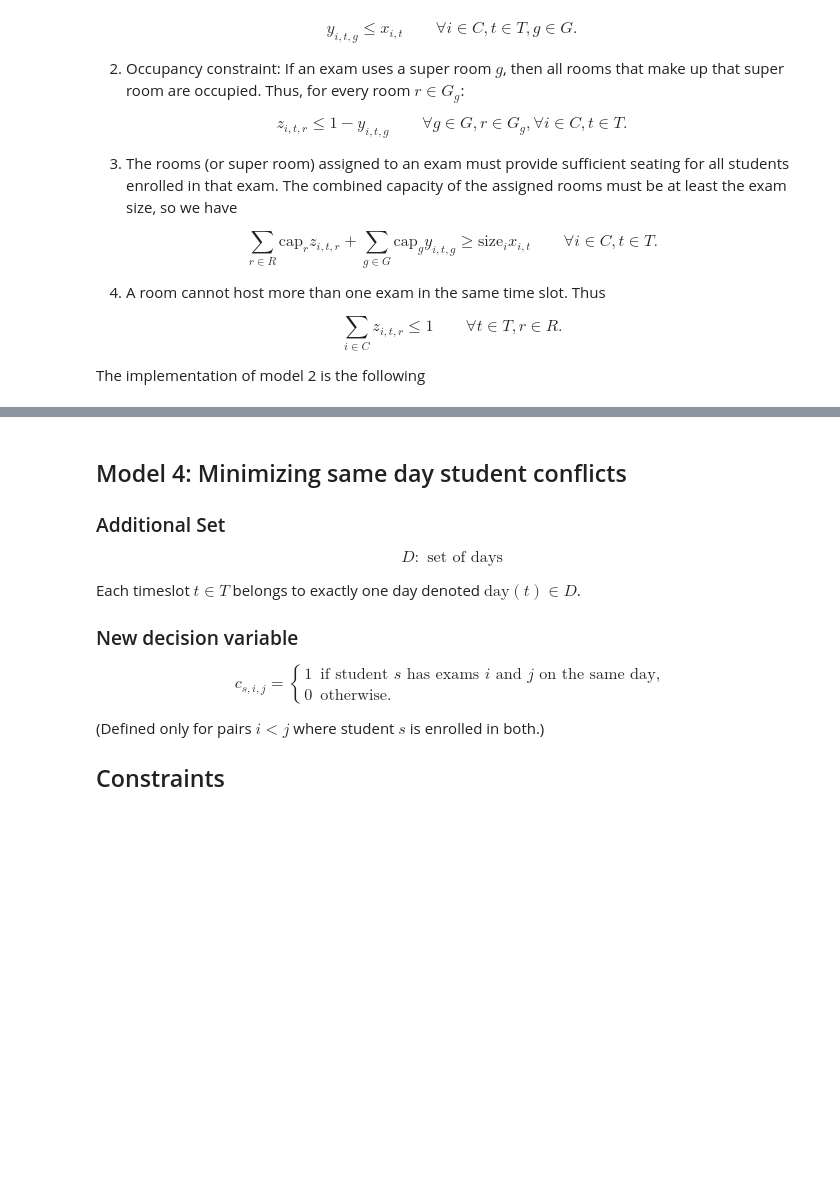
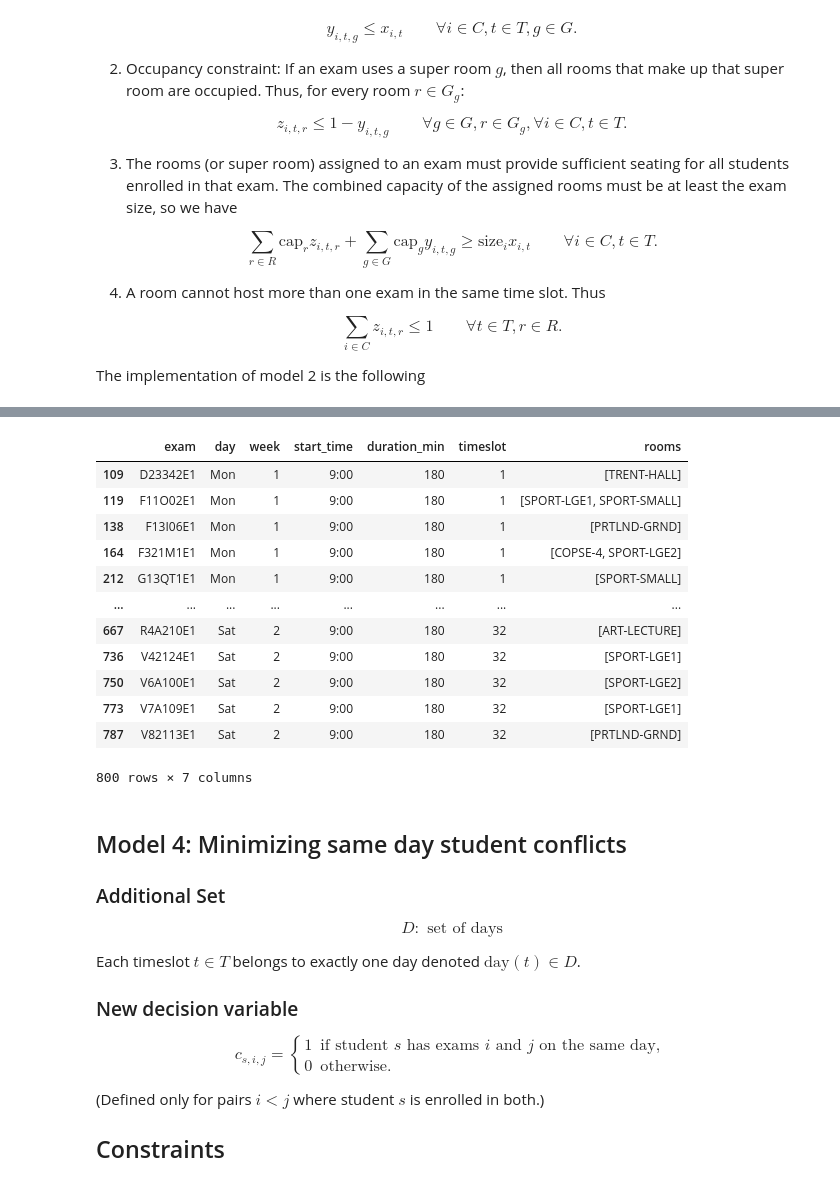
Before and after one commit to jennykhanhnguyen/optimize-exam-schedule, a Jupyter notebook: code/model.ipynb, the cells around one changed output, grey strips where cells are left out. Drawn from its saved outputs; the diff is of its cells as text; code cells hidden in the pictures; blank space fills up the shorter version.

```diff
--- a/code/model.ipynb
+++ b/code/model.ipynb
@@ -119,6 +120,18 @@ exam_counts = enrolments.groupby("exam")["student"].nunique().sort_values(ascend
 
 size = exam_counts.to_dict()
 
+# coincidences exams
+groups = dict(zip(coincidences.index, coincidences['exams']))
+groups = {k: ast.literal_eval(v) for k, v in groups.items()}
+
+# coincidences pairs
+allowed_pairs = set()
+for exam_list_g in groups.values():
+    for i in range(len(exam_list_g)):
+        for j in range(i + 1, len(exam_list_g)):
+            allowed_pairs.add((exam_list_g[i], exam_list_g[j]))
+            allowed_pairs.add((exam_list_g[j], exam_list_g[i]))  # symmetric
+
 # Super-room definitions
 together_groups = [
     ["POPE-A13", "POPE-A14"],
@@ -140,6 +153,8 @@ time_order = ["9:00", "13:30", "16:30"]
 # Map time strings to numeric Y values (for plotting)
 time_to_y = {t: i + 1 for i, t in enumerate(time_order)}
 day_to_x = {"Mon": 1, "Tue": 2, "Wed": 3, "Thu": 4, "Fri": 5, "Sat": 6}
+
+max_capacity = 1550  # maximum students per timeslot
 # %%
 def plot_source(schedule_df):
     """
@@ -363,6 +378,13 @@ for e in exam_list:
         if duration[e] > slot_length[t]:
             model1.addConstr(x[e, t] == 0, name=f"forbidden_duration_{e}_{t}")
 
+# 4. Max capacity
+for t in timeslots:
+    model1.addConstr(
+        gp.quicksum(size[e] * x[e, t] for e in exam_list) <= max_capacity,
+        name=f"timeslot_capacity_{t}"
+    )
+
 # Objective: Feasible schedule
 model1.setObjective(0, GRB.MINIMIZE)
 
@@ -584,0 +568,5 @@ AttributeError: Unable to retrieve attribute 'X'
+# %%
+# The exam timetable for Model 2
+schedule_df = get_schedule_model1(x)
+source2 = plot_source(schedule_df)
+make_plot(source2, "Exam Timetable(Model 2)")
@@ -584,0 +740,7 @@ AttributeError: Unable to retrieve attribute 'X'
+# %%
+schedule_df = get_schedule_model2(x, z)
+source3 = plot_source(schedule_df)
+make_plot(source3, "Exam Timetable(Model 3)")
+
+schedule_df
+# %% [output]
@@ -585,3 +749,16 @@ AttributeError: Unable to retrieve attribute 'X'
+|  | exam | day | week | start_time | duration_min | timeslot | rooms |
+| 109 | D23342E1 | Mon | 1 | 9:00 | 180 | 1 | [TRENT-HALL] |
+| 119 | F11O02E1 | Mon | 1 | 9:00 | 180 | 1 | [SPORT-LGE1, SPORT-SMALL] |
+| 138 | F13I06E1 | Mon | 1 | 9:00 | 180 | 1 | [PRTLND-GRND] |
+| 164 | F321M1E1 | Mon | 1 | 9:00 | 180 | 1 | [COPSE-4, SPORT-LGE2] |
+| 212 | G13QT1E1 | Mon | 1 | 9:00 | 180 | 1 | [SPORT-SMALL] |
+| ... | ... | ... | ... | ... | ... | ... | ... |
+| 667 | R4A210E1 | Sat | 2 | 9:00 | 180 | 32 | [ART-LECTURE] |
+| 736 | V42124E1 | Sat | 2 | 9:00 | 180 | 32 | [SPORT-LGE1] |
+| 750 | V6A100E1 | Sat | 2 | 9:00 | 180 | 32 | [SPORT-LGE2] |
+| 773 | V7A109E1 | Sat | 2 | 9:00 | 180 | 32 | [SPORT-LGE1] |
+| 787 | V82113E1 | Sat | 2 | 9:00 | 180 | 32 | [PRTLND-GRND] |
+800 rows × 7 columns
 # %% [markdown]
 ## Model 4: Minimizing same day student conflicts
 
```
Also changed, not shown: parts of 8 cells of this notebook, 2 other files.
